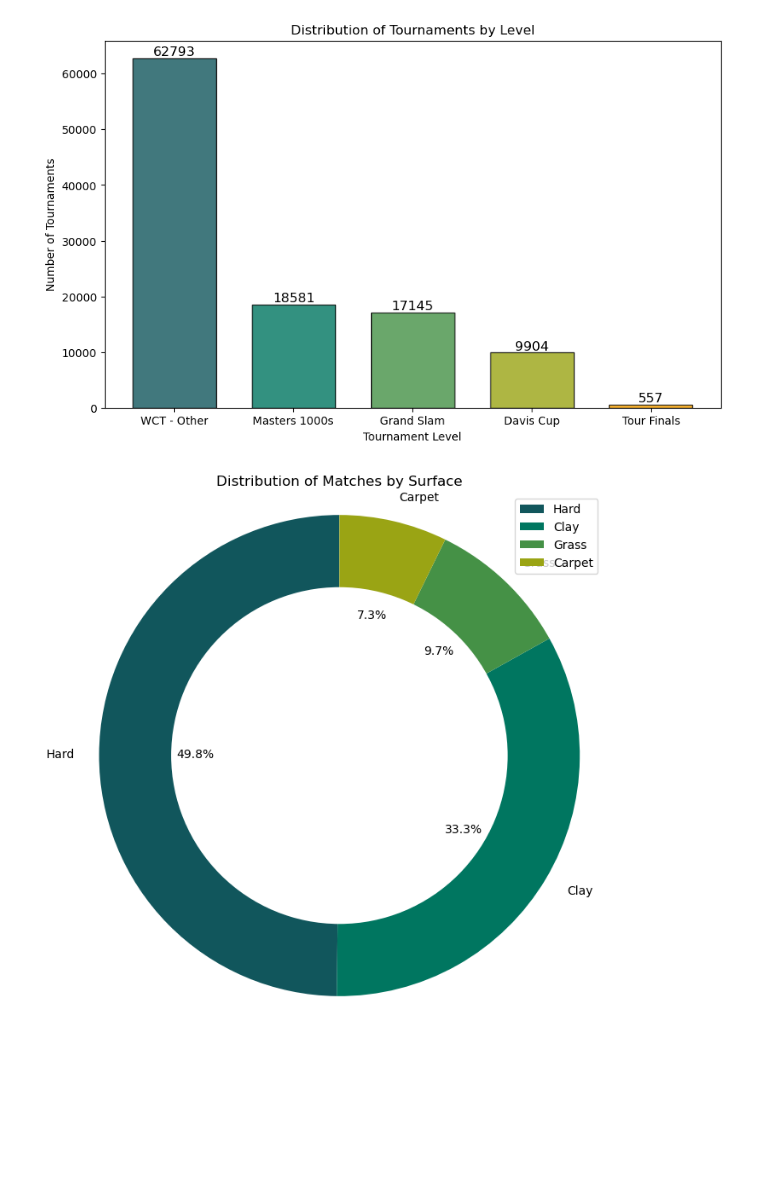
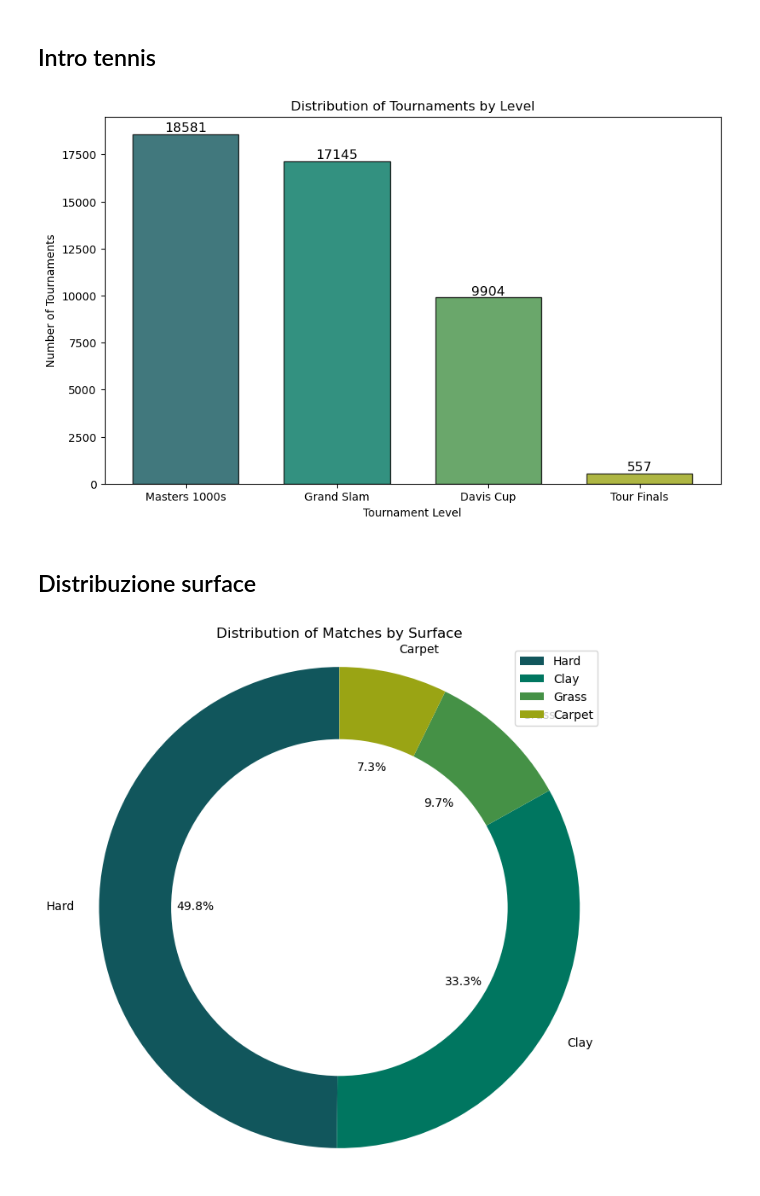
Before and after one commit to yasemitee/SciVIs, a Jupyter notebook: tournament.ipynb, the cells around one changed output. Drawn from its saved outputs; the diff is of its cells as text; code cells hidden in the pictures; blank space fills up the shorter version.

```diff
--- a/tournament.ipynb
+++ b/tournament.ipynb
@@ -11,23 +11,26 @@ atp_rankings = pd.read_csv('Data/atpdata/atp_rankings.csv', low_memory=False);
 
 #Pallet di colori per i grafici
 colors = ['#11565c', '#007660', '#459146', '#9aa414', '#ffa600' ]
+# %% [markdown]
+## Intro tennis
 # %%
 
 #Numero di tornei per livello
-
-tournament_counts = atp_matches['tourney_level'].value_counts()
-tournament_counts = tournament_counts.rename(index={'C': 'Challengers', 'G': 'Grand Slam', 'D': 'Davis Cup', 'F': 'Tour Finals', 'M': 'Masters 1000s', 'A': 'WCT - Other', 'S': 'Satellites/ITFs'})
+tournament_counts = atp_matches[atp_matches['tourney_level'] != 'A']['tourney_level'].value_counts()
+tournament_counts = tournament_counts.rename(index={'C': 'Challengers', 'G': 'Grand Slam', 'D': 'Davis Cup', 'F': 'Tour Finals', 'M': 'Masters 1000s'})
 plt.figure(figsize=(10, 6))
 plt.bar(tournament_counts.index, tournament_counts, color=colors, edgecolor='black', alpha=0.8, align='center', width=0.7)
-#add total number of tournaments
+
 for i, count in enumerate(tournament_counts):
     plt.text(i, count+10, count, ha='center', va='bottom', fontsize=12)
 plt.title('Distribution of Tournaments by Level')
 plt.xlabel('Tournament Level')
 plt.ylabel('Number of Tournaments')
 plt.show()
 # %% [output]
-[figure, old version]
+[figure, new version]
+# %% [markdown]
+## Distribuzione surface
 # %%
 #Numero di tornei per superficie
 surface_counts = atp_matches['surface'].value_counts()
```
Also changed, not shown: parts of 4 cells of this notebook, 2 other files.
